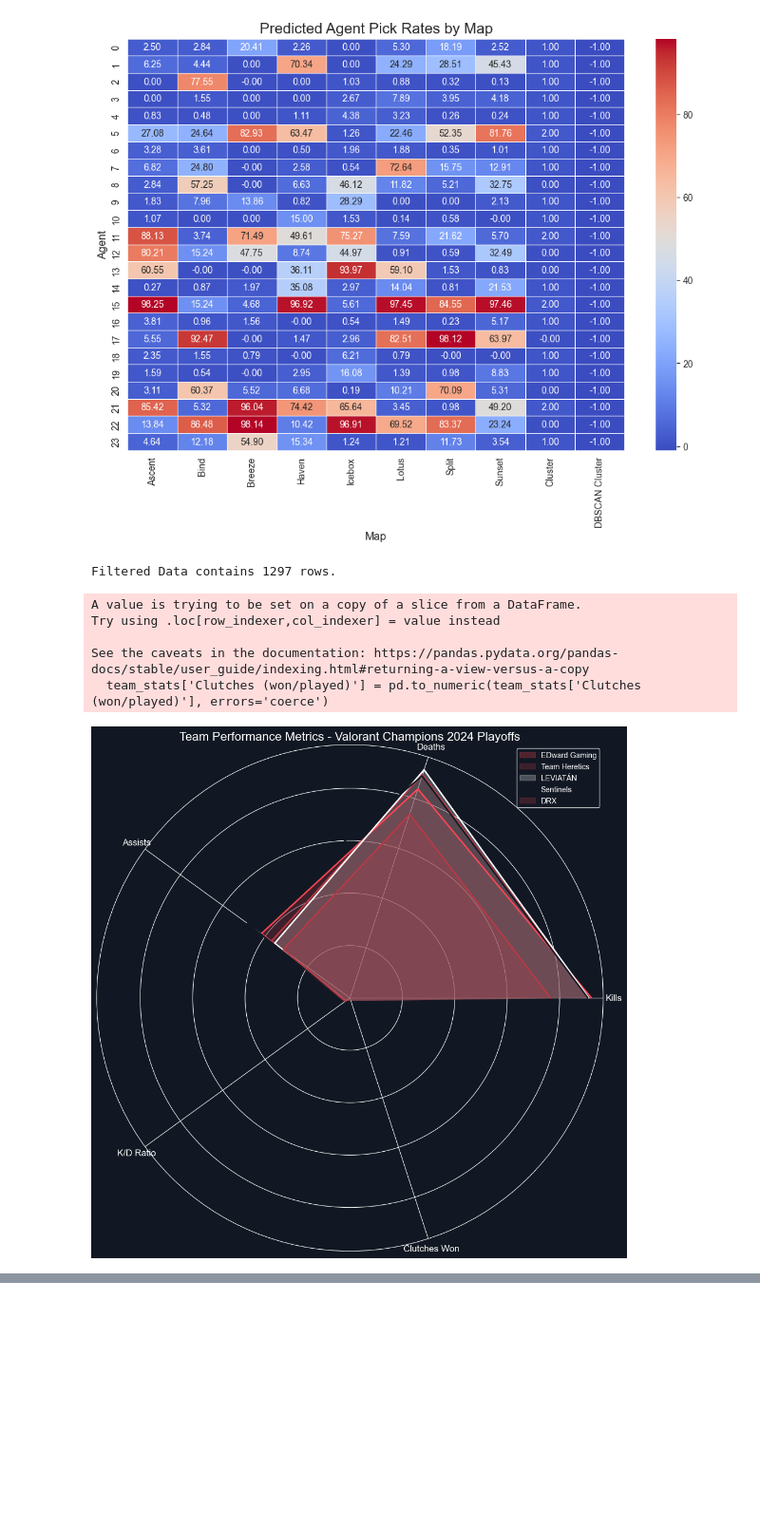
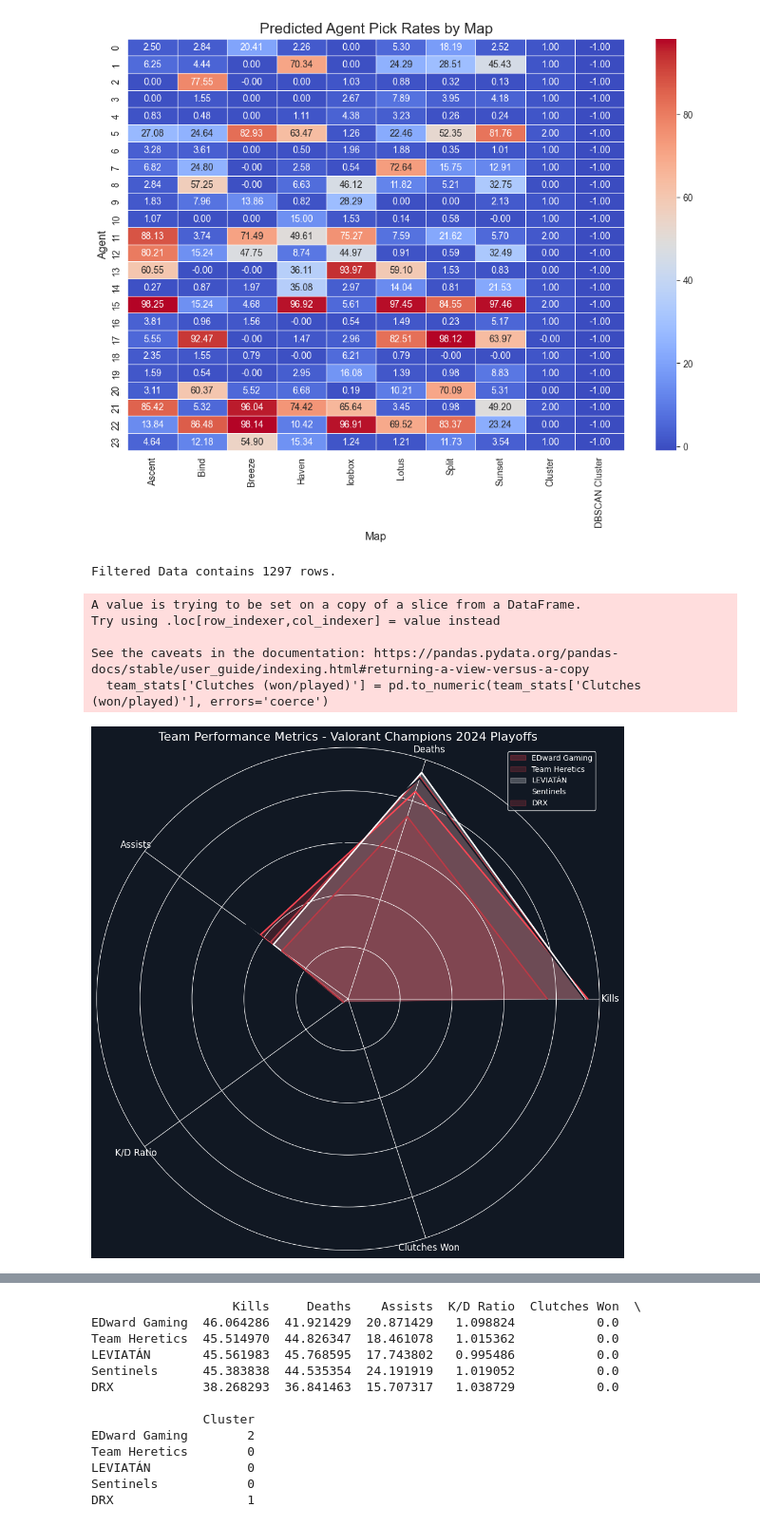
Before and after one commit to jeecoo/FinalProject_DataScience, a Jupyter notebook: yana.ipynb, the cells around one changed output, grey strips where cells are left out. Shown at 95% size. Saved outputs shown, nothing was run; the diff lists cells and outputs as text; code cells hidden in the pictures; blank space fills up the shorter version.

```diff
--- a/yana.ipynb
+++ b/yana.ipynb
@@ -217,31 +217,76 @@ angles = np.linspace(0, 2 * np.pi, num_vars, endpoint=False).tolist()
 colors = ['#ff4654', '#ba3a46', '#ffffff', '#111823', '#ba3a46']
 
 plt.figure(figsize=(10, 10), facecolor='#111823')
 plt.style.use('dark_background')
 ax = plt.subplot(111, polar=True)
 
 for i, (team, performance) in enumerate(team_data.items()):
     performance_values = [performance[metric] for metric in metrics]
     performance_values += performance_values[:1]
     angles_with_repeat = angles + angles[:1]
     ax.fill(angles_with_repeat, performance_values, alpha=0.25, color=colors[i], label=team)
     ax.plot(angles_with_repeat, performance_values, color=colors[i], linewidth=2)
 
 ax.set_facecolor('#111823')
 ax.set_yticklabels([])
 ax.set_xticks(angles)
 ax.set_xticklabels(metrics, fontsize=12, color='white')
 
 plt.title('Team Performance Metrics - Valorant Champions 2024 Playoffs', fontsize=16, color='white')
 plt.legend(facecolor='#111823', edgecolor='white', labelcolor='white', loc='upper right')
 
 plt.tight_layout()
 plt.show()
+
+import pandas as pd
+import numpy as np
+import matplotlib.pyplot as plt
+from sklearn.cluster import KMeans
+from sklearn.preprocessing import StandardScaler
+
+colors = ['#ff4654', '#ba3a46', '#111823', '#ffffff']
+plt.style.use('dark_background')
+
+clustering_data = pd.DataFrame(team_data).T
+clustering_data.fillna(0, inplace=True)
+
+scaler = StandardScaler()
+normalized_data = scaler.fit_transform(clustering_data)
+
+kmeans = KMeans(n_clusters=3, random_state=42)
+clustering_data['Cluster'] = kmeans.fit_predict(normalized_data)
+
+plt.figure(figsize=(10, 8), facecolor=colors[2])
+ax = plt.gca()
+ax.set_facecolor(colors[2])
+
+for cluster in set(clustering_data['Cluster']):
+    cluster_data = clustering_data[clustering_data['Cluster'] == cluster]
+    plt.scatter(cluster_data['Kills'], cluster_data['K/D Ratio'],
+                color=colors[cluster],
+                label=f'Cluster {cluster}',
+                edgecolors=colors[3],
+                linewidth=1.5)
+
+plt.xlabel('Kills', color=colors[3], fontweight='bold')
+plt.ylabel('K/D Ratio', color=colors[3], fontweight='bold')
+plt.title('Team Clusters based on Performance Metrics',
+          color=colors[3], fontsize=14, fontweight='bold')
+plt.legend(frameon=True, facecolor=colors[2], edgecolor=colors[0])
+
+plt.tick_params(colors=colors[3])
+for spine in plt.gca().spines.values():
+    spine.set_edgecolor(colors[0])
+
+plt.tight_layout()
+plt.show()
+
+print(clustering_data)
 # %% [output]
 Filtered Data contains 1297 rows.
 A value is trying to be set on a copy of a slice from a DataFrame.
 Try using .loc[row_indexer,col_indexer] = value instead
 
 See the caveats in the documentation: https://pandas.pydata.org/pandas-docs/stable/user_guide/indexing.html#returning-a-view-versus-a-copy
   team_stats['Clutches (won/played)'] = pd.to_numeric(team_stats['Clutches (won/played)'], errors='coerce')
-[figure, old version]
+[figure, new version]
@@ -247,0 +294,13 @@ See the caveats in the documentation: https://pandas.pydata.org/pandas-docs/stab
+                   Kills     Deaths    Assists  K/D Ratio  Clutches Won  \
+EDward Gaming  46.064286  41.921429  20.871429   1.098824           0.0
+Team Heretics  45.514970  44.826347  18.461078   1.015362           0.0
+LEVIATÁN       45.561983  45.768595  17.743802   0.995486           0.0
+Sentinels      45.383838  44.535354  24.191919   1.019052           0.0
+DRX            38.268293  36.841463  15.707317   1.038729           0.0
+
+               Cluster
+EDward Gaming        2
+Team Heretics        0
+LEVIATÁN             0
+Sentinels            0
+DRX                  1
```
Also changed, not shown: parts of 3 cells of this notebook.
